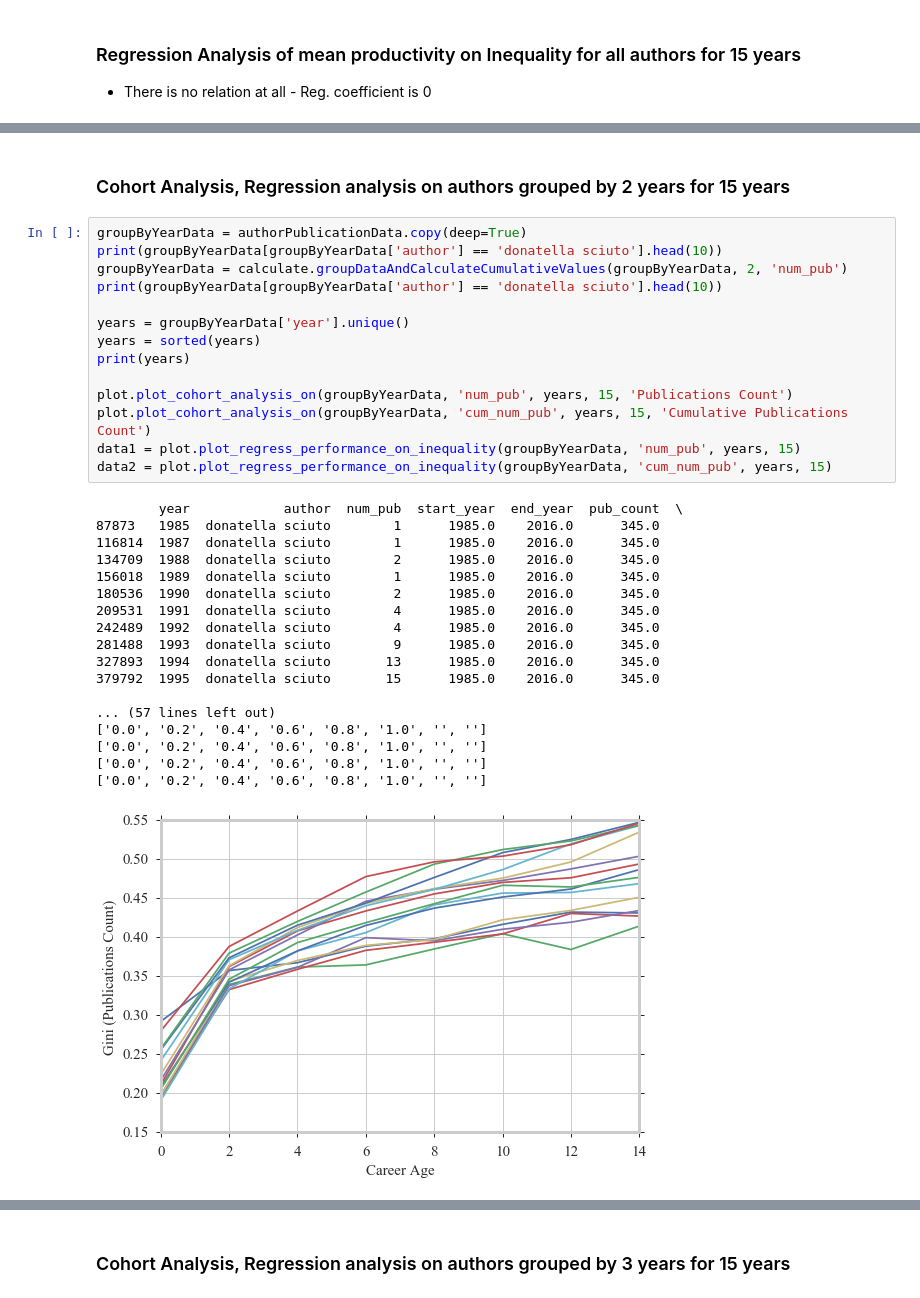
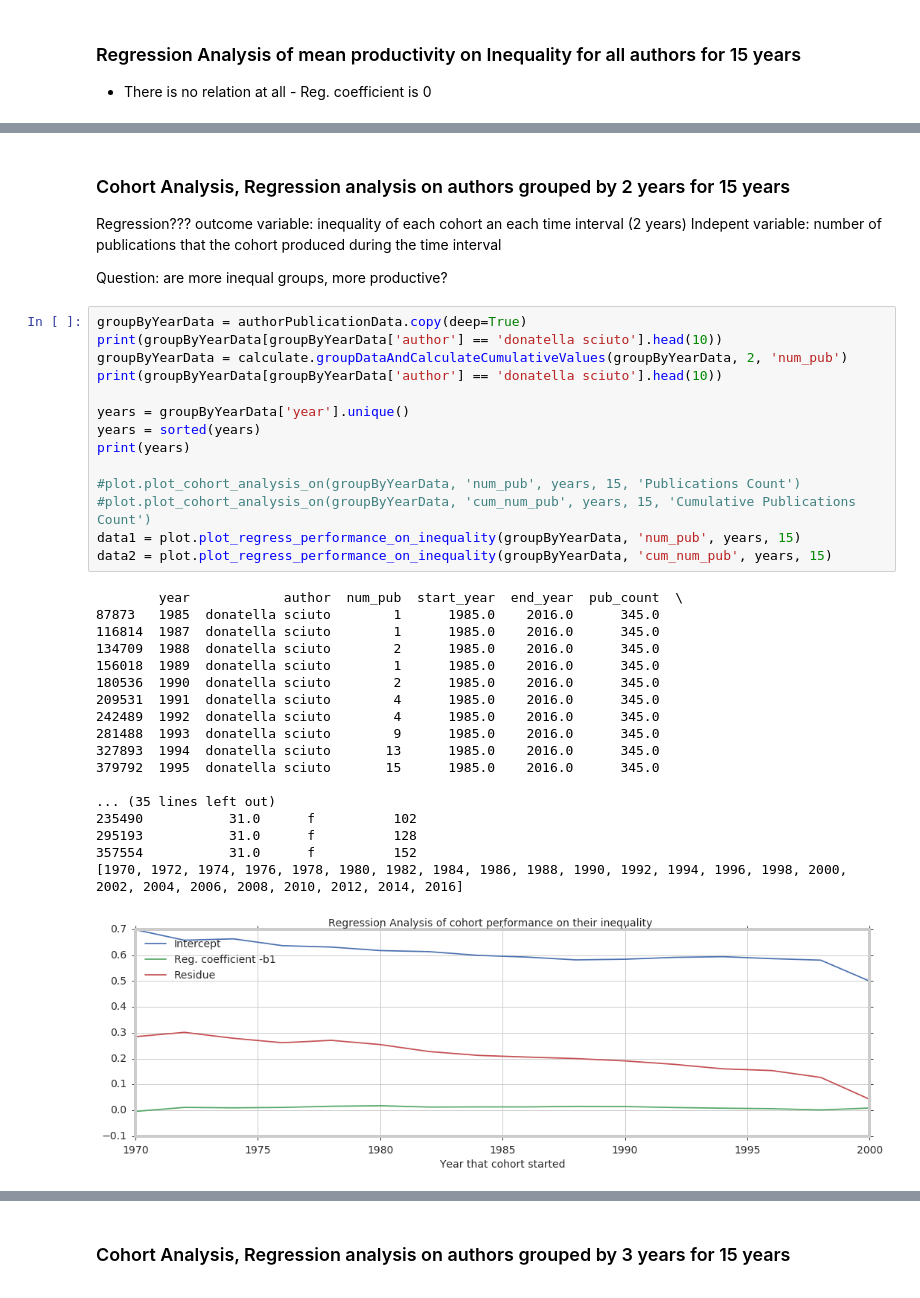
Before and after one commit to gesiscss/inequality, a Jupyter notebook: cohort-analysis-publications.ipynb, the cells around one changed output, grey strips where cells are left out. Drawn from its saved outputs; the diff is of its cells as text.

```diff
--- a/cohort-analysis-publications.ipynb
+++ b/cohort-analysis-publications.ipynb
@@ -305,35 +309,41 @@ data = plot.plot_regress_performance_on_inequality(groupByYearData, 'cum_num_pub
 # %% [markdown]
 ### Cohort Analysis, Regression analysis on authors grouped by 2 years for 15 years
+
+Regression???
+outcome variable: inequality of each cohort an each time interval (2 years)
+Indepent variable: number of publications that the cohort produced during the time interval
+
+Question: are more inequal groups, more productive?
 # %%
 groupByYearData = authorPublicationData.copy(deep=True)
 print(groupByYearData[groupByYearData['author'] == 'donatella sciuto'].head(10))
 groupByYearData = calculate.groupDataAndCalculateCumulativeValues(groupByYearData, 2, 'num_pub')
 print(groupByYearData[groupByYearData['author'] == 'donatella sciuto'].head(10))
 
 years = groupByYearData['year'].unique()
 years = sorted(years)
 print(years)
 
-plot.plot_cohort_analysis_on(groupByYearData, 'num_pub', years, 15, 'Publications Count')
-plot.plot_cohort_analysis_on(groupByYearData, 'cum_num_pub', years, 15, 'Cumulative Publications Count')
+#plot.plot_cohort_analysis_on(groupByYearData, 'num_pub', years, 15, 'Publications Count')
+#plot.plot_cohort_analysis_on(groupByYearData, 'cum_num_pub', years, 15, 'Cumulative Publications Count')
 data1 = plot.plot_regress_performance_on_inequality(groupByYearData, 'num_pub', years, 15)
 data2 = plot.plot_regress_performance_on_inequality(groupByYearData, 'cum_num_pub', years, 15)
 # %% [output]
         year            author  num_pub  start_year  end_year  pub_count  \
 87873   1985  donatella sciuto        1      1985.0    2016.0      345.0
 116814  1987  donatella sciuto        1      1985.0    2016.0      345.0
 134709  1988  donatella sciuto        2      1985.0    2016.0      345.0
 156018  1989  donatella sciuto        1      1985.0    2016.0      345.0
 180536  1990  donatella sciuto        2      1985.0    2016.0      345.0
 209531  1991  donatella sciuto        4      1985.0    2016.0      345.0
 242489  1992  donatella sciuto        4      1985.0    2016.0      345.0
 281488  1993  donatella sciuto        9      1985.0    2016.0      345.0
 327893  1994  donatella sciuto       13      1985.0    2016.0      345.0
 379792  1995  donatella sciuto       15      1985.0    2016.0      345.0
 
-... (57 lines left out)
-['0.0', '0.2', '0.4', '0.6', '0.8', '1.0', '', '']
-['0.0', '0.2', '0.4', '0.6', '0.8', '1.0', '', '']
-['0.0', '0.2', '0.4', '0.6', '0.8', '1.0', '', '']
-['0.0', '0.2', '0.4', '0.6', '0.8', '1.0', '', '']
+... (35 lines left out)
+235490           31.0      f          102
+295193           31.0      f          128
+357554           31.0      f          152
+[1970, 1972, 1974, 1976, 1978, 1980, 1982, 1984, 1986, 1988, 1990, 1992, 1994, 1996, 1998, 2000, 2002, 2004, 2006, 2008, 2010, 2012, 2014, 2016]
-[figure, old version]
+[figure, new version]
```
Also changed, not shown: parts of 6 cells of this notebook, 2 other files.
